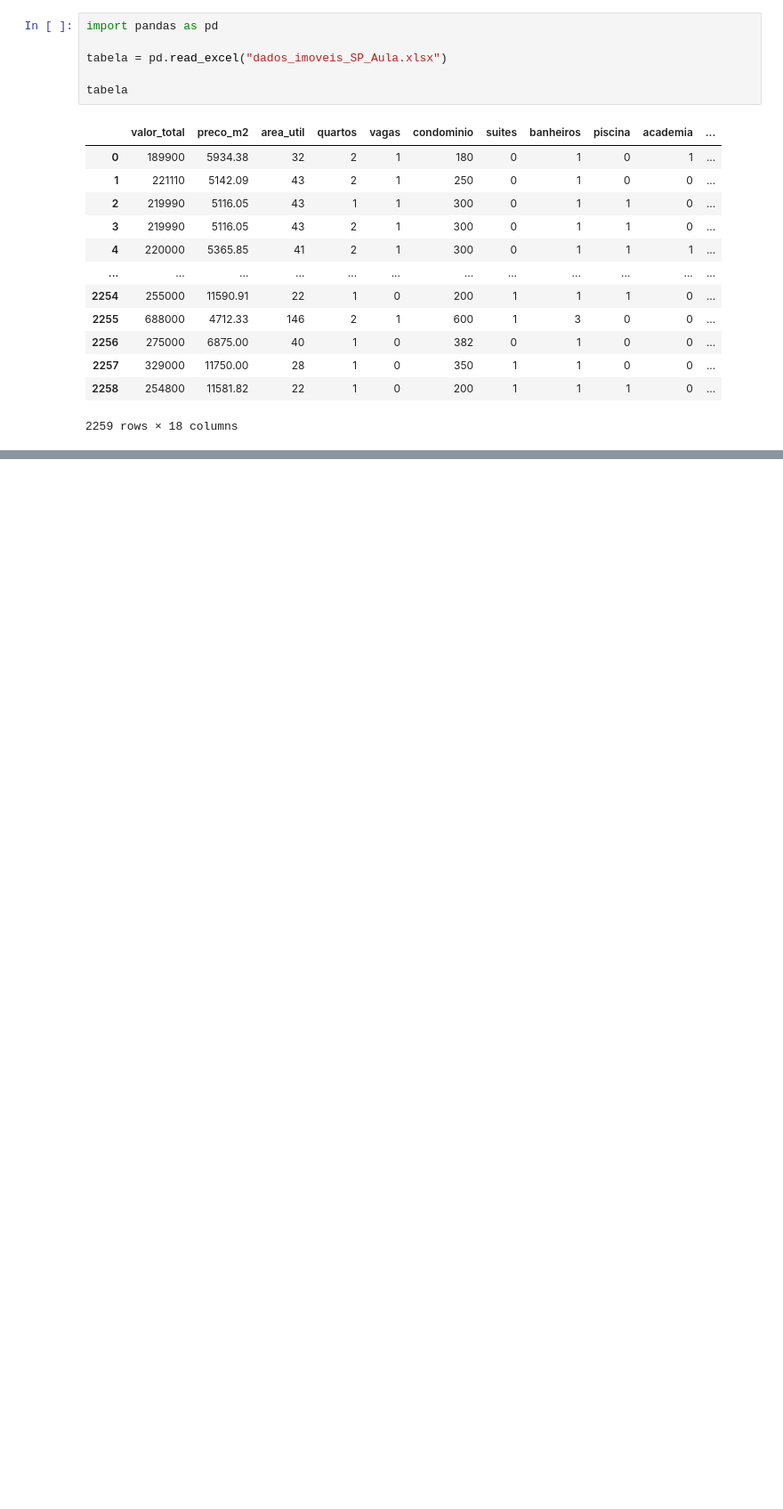
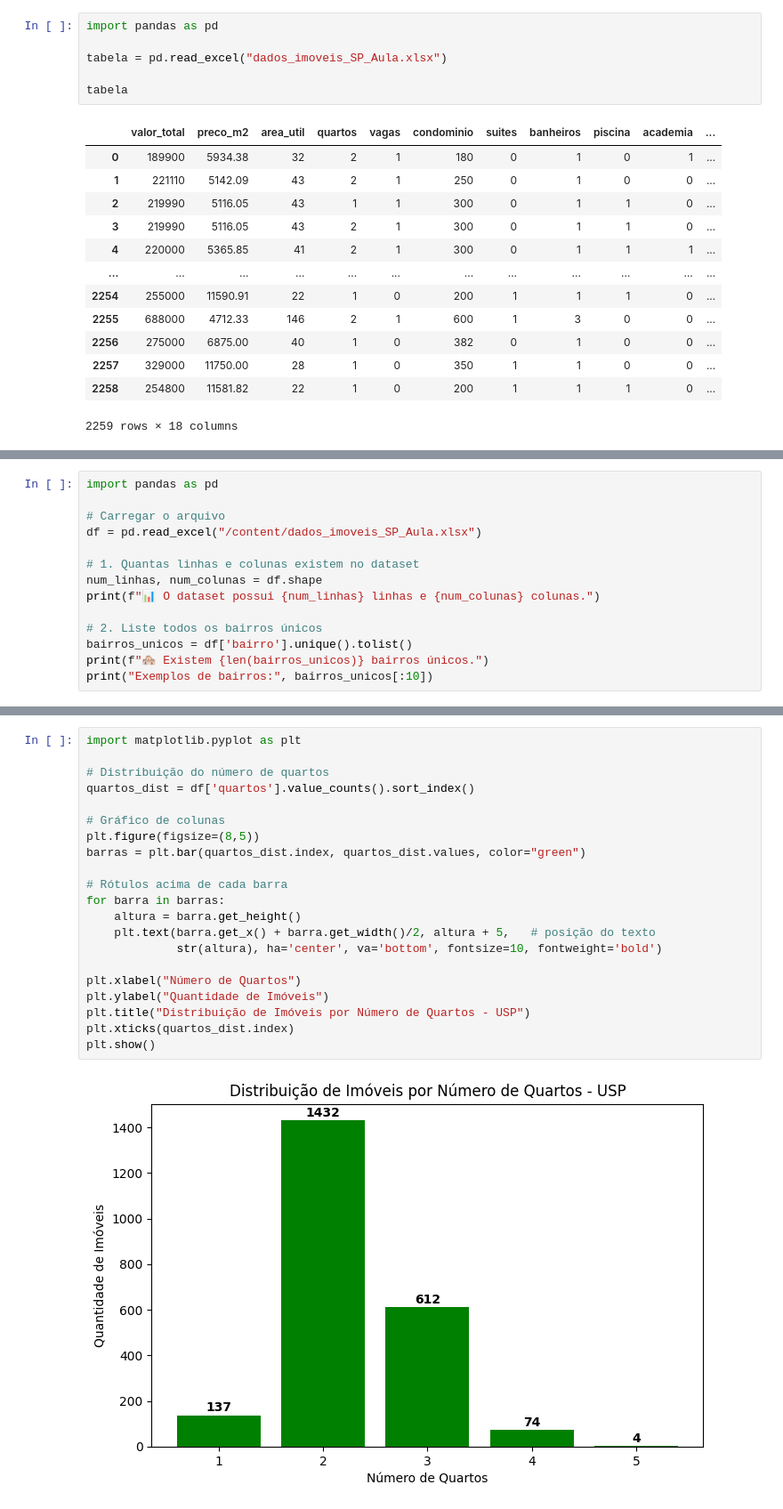
Before and after one commit to daniel-usp/MBA-BIA-USP, a Jupyter notebook: analytics_imóveis_sp_usp.ipynb, the cells around one changed output, grey strips where cells are left out. Shown at 89% size. Saved outputs shown, nothing was run; the diff lists cells and outputs as text; blank space fills up the shorter version.

```diff
--- a/analytics_imóveis_sp_usp.ipynb
+++ b/analytics_imóveis_sp_usp.ipynb
@@ -123,0 +140,14 @@ tabela
+# %%
+import pandas as pd
+
+# Carregar o arquivo
+df = pd.read_excel("/content/dados_imoveis_SP_Aula.xlsx")
+
+# 1. Quantas linhas e colunas existem no dataset
+num_linhas, num_colunas = df.shape
+print(f"📊 O dataset possui {num_linhas} linhas e {num_colunas} colunas.")
+
+# 2. Liste todos os bairros únicos
+bairros_unicos = df['bairro'].unique().tolist()
+print(f"🏘️ Existem {len(bairros_unicos)} bairros únicos.")
+print("Exemplos de bairros:", bairros_unicos[:10])
@@ -123,0 +191,23 @@ tabela
+# %%
+import matplotlib.pyplot as plt
+
+# Distribuição do número de quartos
+quartos_dist = df['quartos'].value_counts().sort_index()
+
+# Gráfico de colunas
+plt.figure(figsize=(8,5))
+barras = plt.bar(quartos_dist.index, quartos_dist.values, color="green")
+
+# Rótulos acima de cada barra
+for barra in barras:
+    altura = barra.get_height()
+    plt.text(barra.get_x() + barra.get_width()/2, altura + 5,   # posição do texto
+             str(altura), ha='center', va='bottom', fontsize=10, fontweight='bold')
+
+plt.xlabel("Número de Quartos")
+plt.ylabel("Quantidade de Imóveis")
+plt.title("Distribuição de Imóveis por Número de Quartos - USP")
+plt.xticks(quartos_dist.index)
+plt.show()
+# %% [output]
+[figure, added]
```
Also changed, not shown: parts of 14 cells of this notebook.
